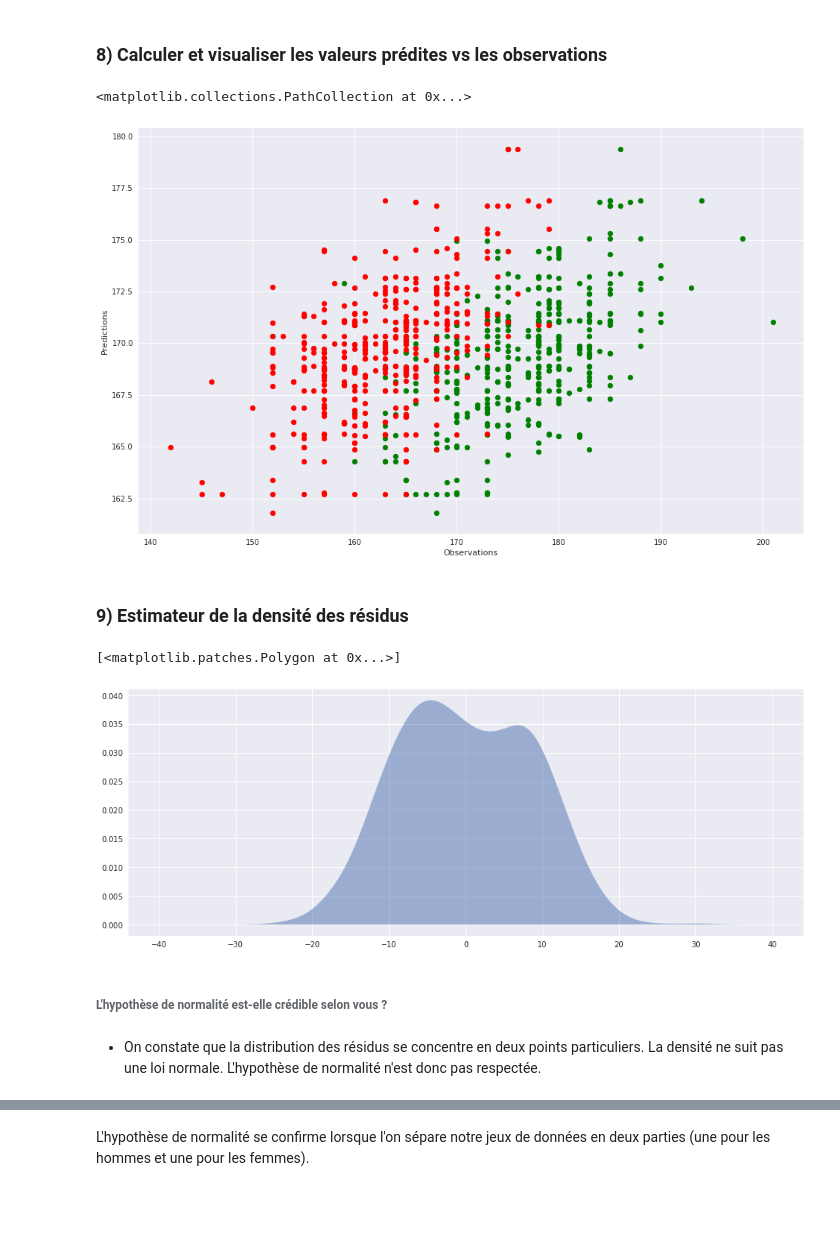
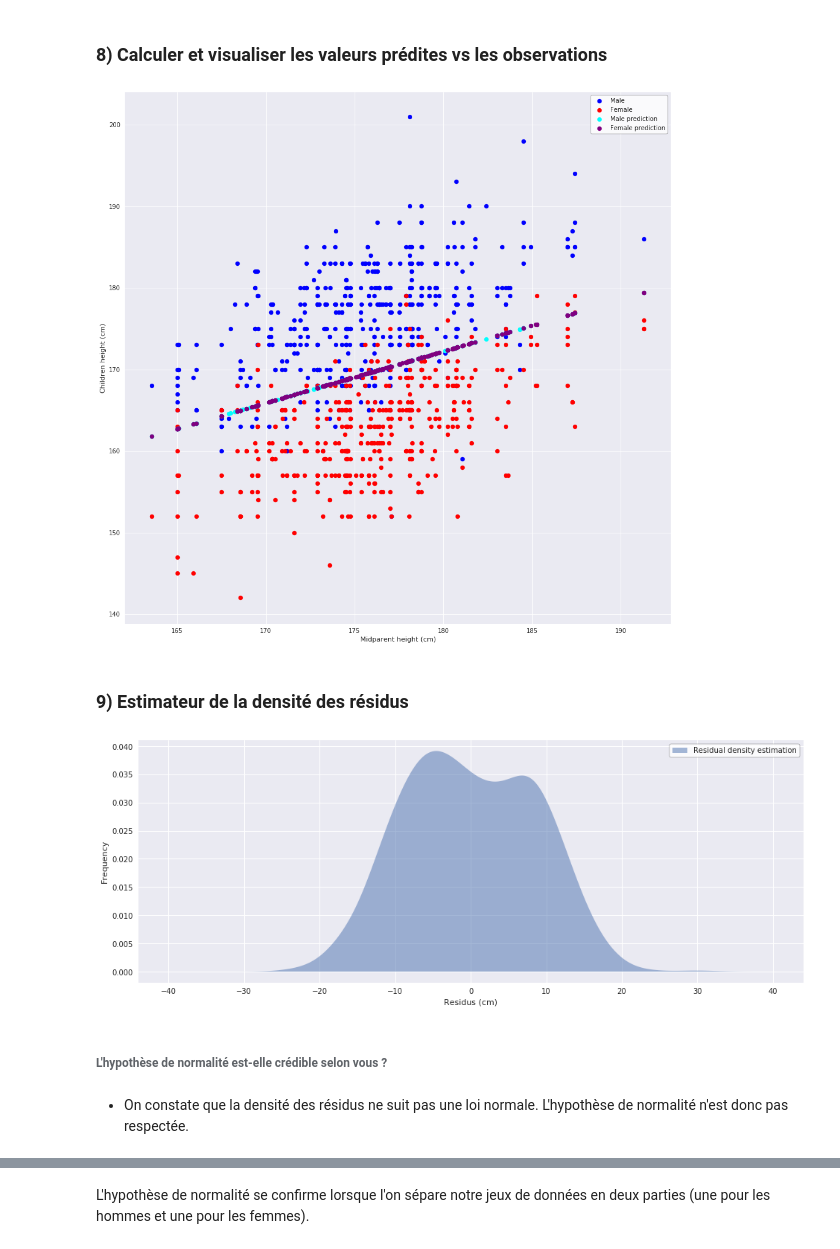
Before and after one commit to biarne-a/MDI720, a Jupyter notebook: TP2/TP2.ipynb, the cells around one changed output, grey strips where cells are left out. Drawn from its saved outputs; the diff is of its cells as text; code cells hidden in the pictures; blank space fills up the shorter version.

```diff
--- a/TP2/TP2.ipynb
+++ b/TP2/TP2.ipynb
@@ -70,6 +70,13 @@ mother_df.plot.kde(ax=ax, color='orange', label='Mother\'s height denisties')
 [figure]
 # %% [markdown]
 ### 4) Afficher la taille du père en fonction de la taille de la mère
+# %%
+# Utility function
+def display_legend():
+    legend = plt.legend(frameon=True)
+    legend_frame = legend.get_frame()
+    legend_frame.set_color('white')
+    legend_frame.set_edgecolor('black')
 # %%
 # On affiche la taille du père en fonction de celle de la mère
 fig, ax = plt.subplots(figsize=(16,6))
@@ -105,14 +118,17 @@ df['MidParents'] = (df['Father'] + 1.08 * df['Mother']) / 2
 ### 7) Estimation de Teta0 et Teta1
 # %%
 x = df['MidParents']
-X = x.values.reshape(len(x), 1)
+X = x[:, np.newaxis]
 y = df['Height']
 
-skl_linmod_inter = linear_model.LinearRegression(fit_intercept=True)
-skl_linmod_inter.fit(X, y)
+model = linear_model.LinearRegression(fit_intercept=True)
+model.fit(X, y)
 
 # plotting
 fig, ax = plt.subplots(figsize=(16,10))
-ax.scatter(X, y)
-ax.plot(X, skl_linmod_inter.predict(X), linewidth=3, label="OLS-sklearn-no-intercept", color='red')
+ax.scatter(X, y, label="Children height vs MidParent height")
+ax.set_xlabel("MidParent height (cm)")
+ax.set_ylabel("Children height (cm)")
+ax.plot(X, model.predict(X), linewidth=3, label="Prediction", color='red')
+display_legend()
 # %% [output]
@@ -121,6 +138,6 @@ ax.plot(X, skl_linmod_inter.predict(X), linewidth=3, label="OLS-sklearn-no-inter
 # %%
-teta0 = skl_linmod_inter.intercept_
-teta1 = skl_linmod_inter.coef_[0]
+teta0 = model.intercept_
+teta1 = model.coef_[0]
 
 ybar = y.mean()
 xbar = x.mean()
@@ -159,22 +176,26 @@ Teta1 has been estimated correctly
 # %%
 male_data = df[df['Gender'] == 'M']
 female_data = df[df['Gender'] == 'F']
 x_male = male_data['MidParents']
 x_female = female_data['MidParents']
 y_male = male_data['Height']
 y_female = female_data['Height']
 
 y_male_estim = teta0 + teta1 * x_male
 y_female_estim = teta0 + teta1 * x_female
 
-fig, ax = plt.subplots(figsize=(16,10))
-ax.set_xlabel('Observations')
-ax.set_ylabel('Predictions')
-ax.scatter(y_male, y_male_estim, color='green')
-ax.scatter(y_female, y_female_estim, color='red')
+fig, ax = plt.subplots(figsize=(16,16))
+ax.set_xlabel('Midparent height (cm)')
+ax.set_ylabel('Children height (cm)')
+ax.scatter(x_male, y_male, color='blue', label="Male")
+ax.scatter(x_female, y_female, color='red', label="Female")
+
+ax.scatter(x_male, y_male_estim, color='cyan', label="Male prediction")
+ax.scatter(x_female, y_female_estim, color='purple', label="Female prediction")
+
+display_legend()
 # %% [output]
-<matplotlib.collections.PathCollection at 0x...>
-[figure, old version]
+[figure, new version]
 # %% [markdown]
 ### 9) Estimateur de la densité des résidus
 # %%
@@ -192,11 +213,13 @@ r = y - y_estim
 dens, x_grid = kde_sklearn(r, bandwidth=2.5)
 
 fig, ax = plt.subplots(figsize=(16,6))
-ax.fill(x_grid, dens, alpha=0.5)
+ax.fill(x_grid, dens, alpha=0.5, label="Residual density estimation")
+ax.set_xlabel("Residus (cm)")
+ax.set_ylabel("Frequency")
+display_legend()
 # %% [output]
-[<matplotlib.patches.Polygon at 0x...>]
-[figure, old version]
+[figure, new version]
 # %% [markdown]
 ###### L'hypothèse de normalité est-elle crédible selon vous ?
 # %% [markdown]
-- On constate que la distribution des résidus se concentre en deux points particuliers. La densité ne suit pas une loi normale. L'hypothèse de normalité n'est donc pas respectée.
+- On constate que la densité des résidus ne suit pas une loi normale. L'hypothèse de normalité n'est donc pas respectée.
```
Also changed, not shown: parts of 17 cells of this notebook.
